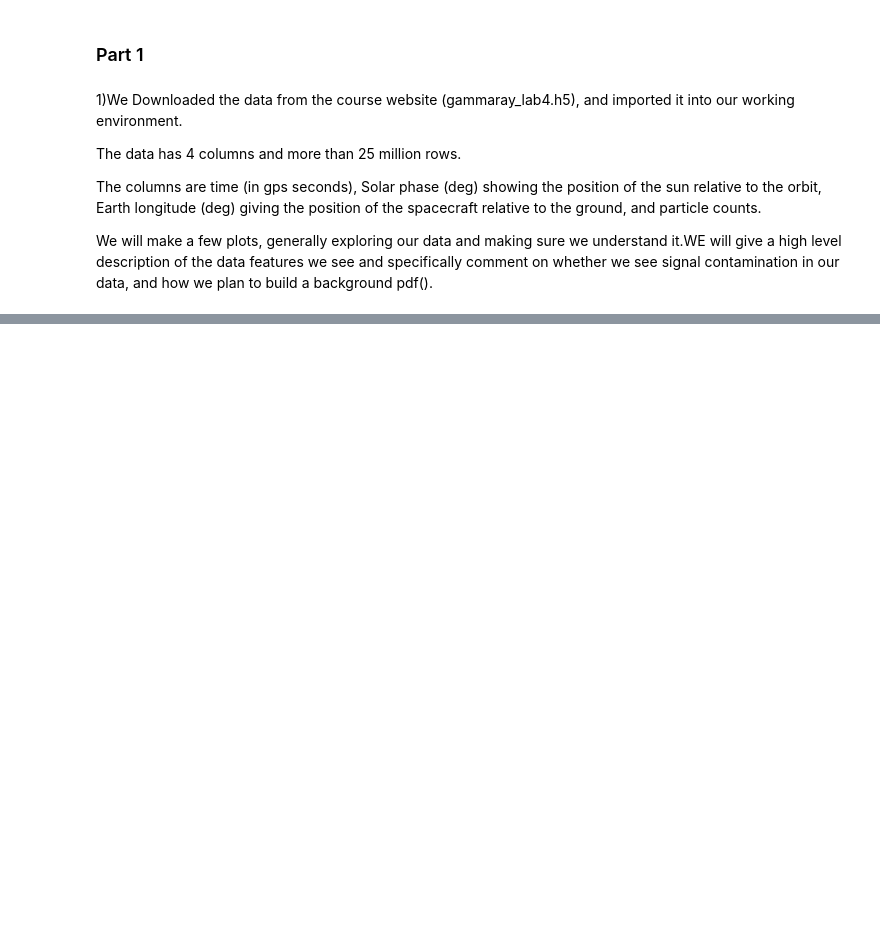
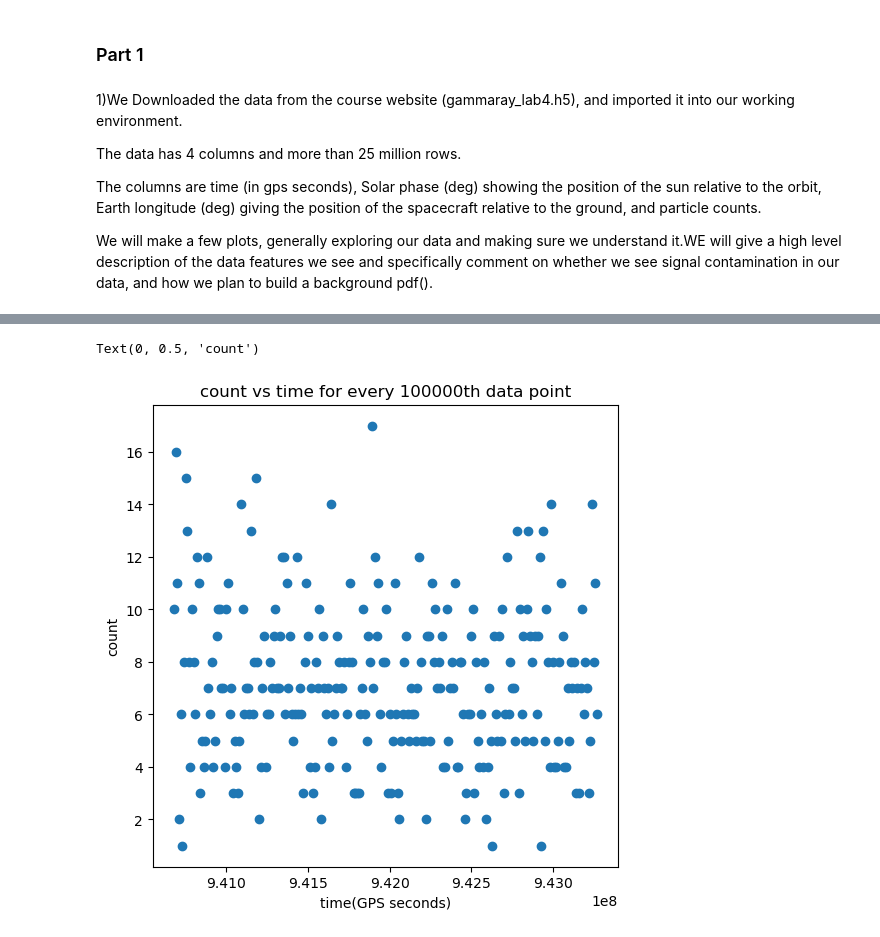
Before and after one commit to GShefali/repository1, a Jupyter notebook: lab4.ipynb, the cells around one changed output, grey strips where cells are left out. Drawn from its saved outputs; the diff is of its cells as text; code cells hidden in the pictures; blank space fills up the shorter version.

```diff
--- a/lab4.ipynb
+++ b/lab4.ipynb
@@ -64,0 +75,10 @@ Text(0, 0.5, 'count')
+# %%
+x = data[0,::100000]
+y = data[3,::100000]
+plt.scatter(x, y)
+plt.title("count vs time for every 100000th data point")
+plt.xlabel("time(GPS seconds)")
+plt.ylabel("count")
+# %% [output]
+Text(0, 0.5, 'count')
+[figure, added]
```
Also changed, not shown: parts of 76 cells of this notebook, 1 other file.
